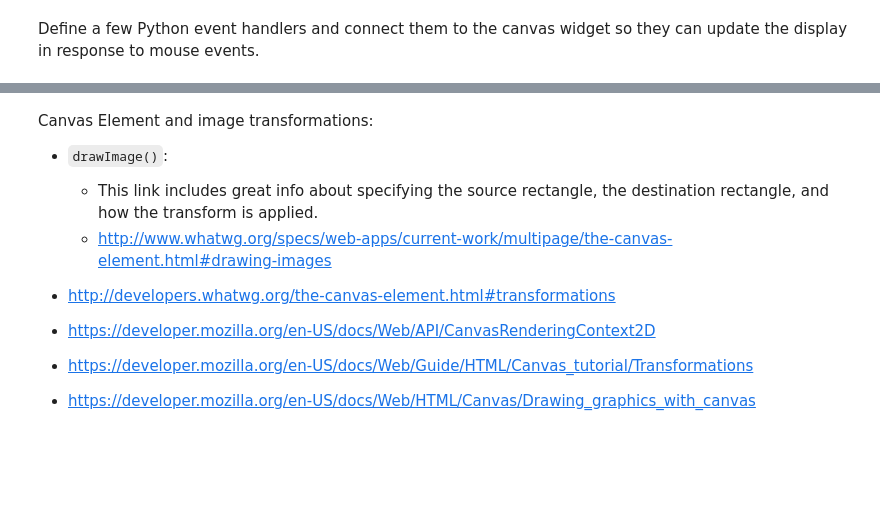
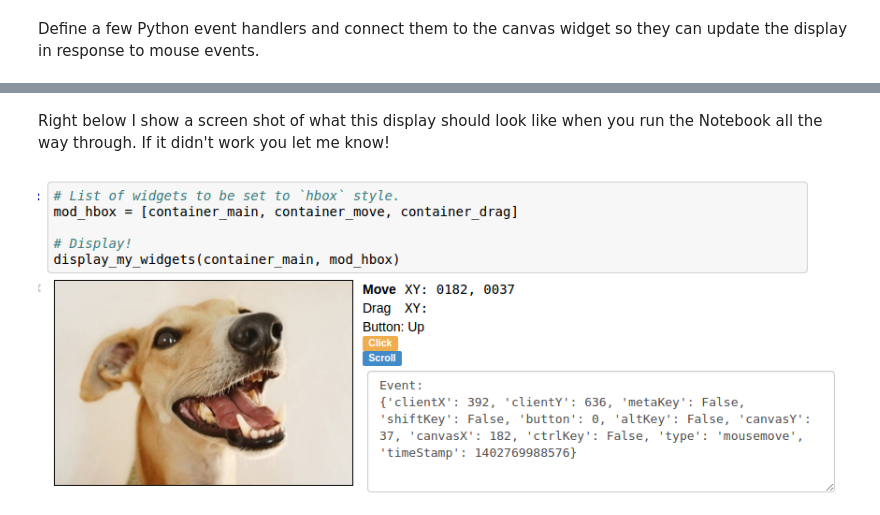
Before and after one commit to johnhw/ipynb_widget_canvas, a Jupyter notebook: notebooks/Responding to Mouse Events.ipynb, the cells around one changed output, grey strips where cells are left out. Saved outputs shown, nothing was run; the diff lists cells and outputs as text; code cells hidden in the pictures; blank space fills up the shorter version.

```diff
--- a/notebooks/Responding to Mouse Events.ipynb
+++ b/notebooks/Responding to Mouse Events.ipynb
@@ -208,10 +185,0 @@ ZeroDivisionError: division by zero
-# %% [markdown]
-Canvas Element and image transformations:
-- `drawImage()`:
-    - This link includes great info about specifying the source rectangle, the destination rectangle, and how the transform is applied.
-    - http://www.whatwg.org/specs/web-apps/current-work/multipage/the-canvas-element.html#drawing-images
-
-- http://developers.whatwg.org/the-canvas-element.html#transformations
-- https://developer.mozilla.org/en-US/docs/Web/API/CanvasRenderingContext2D
-- https://developer.mozilla.org/en-US/docs/Web/Guide/HTML/Canvas_tutorial/Transformations
-- https://developer.mozilla.org/en-US/docs/Web/HTML/Canvas/Drawing_graphics_with_canvas
@@ -231,0 +186,7 @@ wid_slide.on_trait_change(handler, name=str('value'))
+# %% [markdown]
+Right below I show a screen shot of what this display should look like when you run the Notebook all the way through.  If it didn't work you let me know!
+# %%
+# Load and display a screenshoot of the above widgets displayed in their full glory.
+IPython.display.Image(filename='images/info_display.png', width=500)
+# %% [output]
+[figure, added]
```
Also changed, not shown: parts of 27 cells of this notebook.
